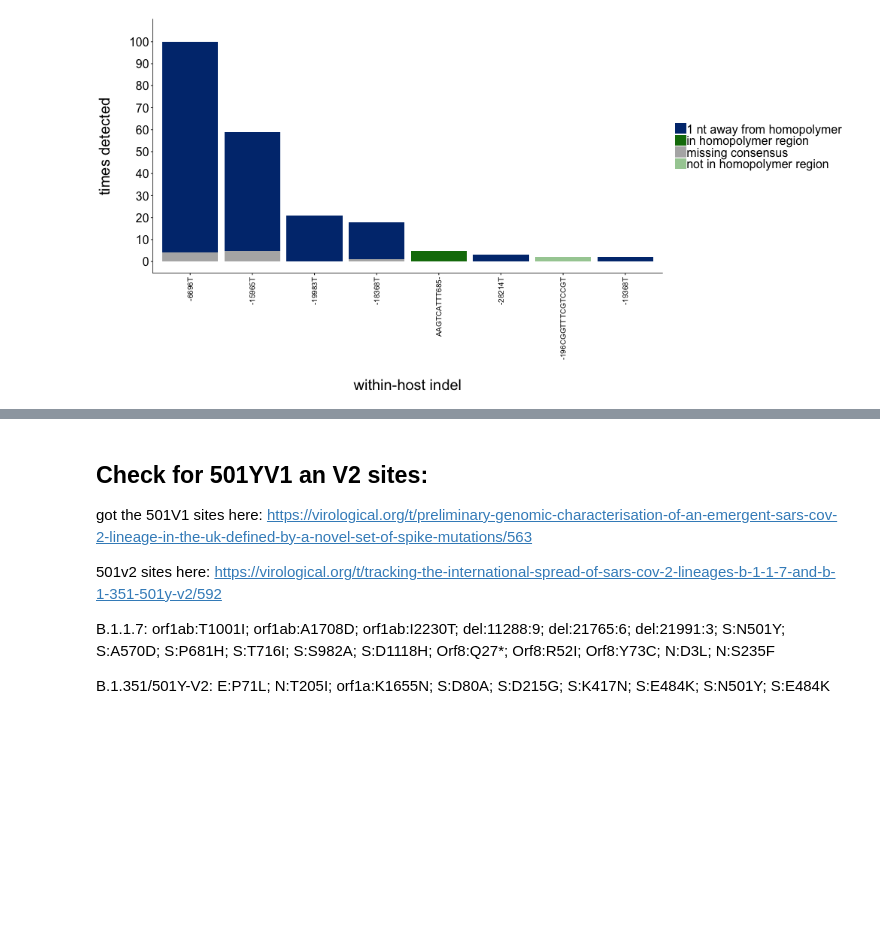
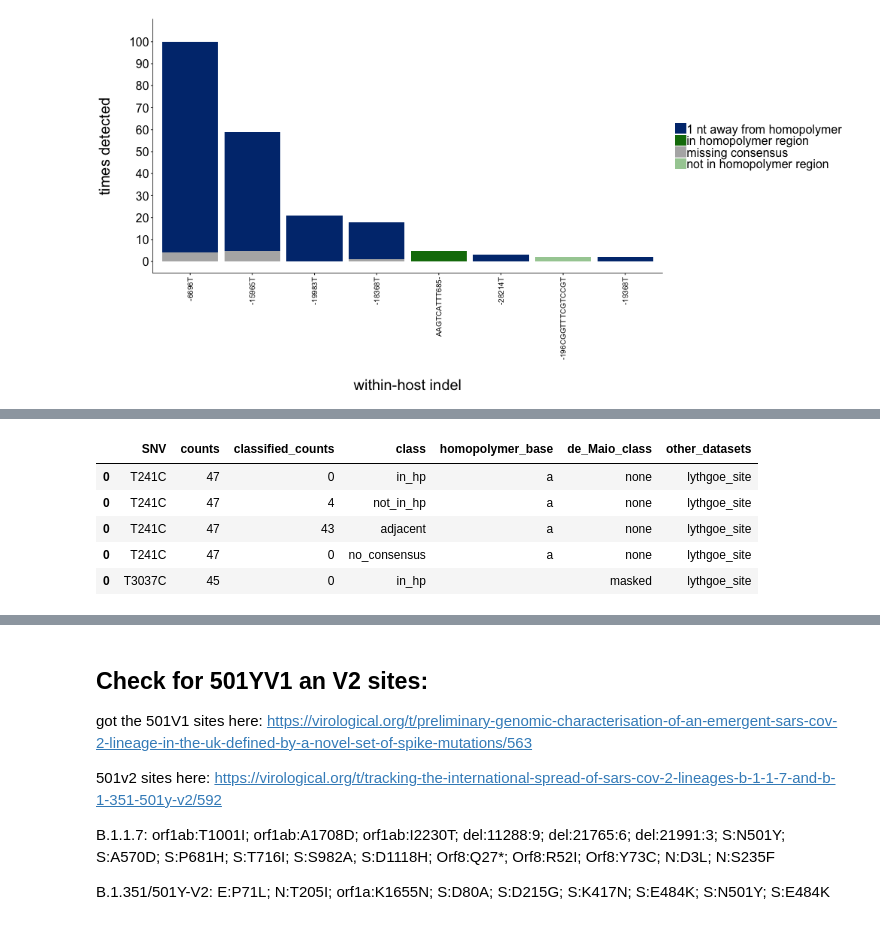
Before and after one commit to lmoncla/ncov-WI-within-host, a Jupyter notebook: scripts/shared-variants.ipynb, the cells around one changed output, grey strips where cells are left out. Saved outputs shown, nothing was run; the diff lists cells and outputs as text; code cells hidden in the pictures; blank space fills up the shorter version.

```diff
--- a/scripts/shared-variants.ipynb
+++ b/scripts/shared-variants.ipynb
@@ -549,0 +621,20 @@ p3
+# %%
+def return_classification(SNV, lythgoe_dict, scan_dict, valesano_dict):
+    # remove all nondigits
+    site = int(''.join(filter(str.isdigit, SNV)))
+
+    annotations = []
+
+    if site in lythgoe_dict:
+        annotations.append("lythgoe_site")
+    if site in scan_dict:
+        annotations.append("scan_site")
+    if site in valesano_dict:
+        annotations.append("valesano_site")
+
+    if len(annotations) == 0:
+        annotation = "none"
+    else:
+        annotation = "_".join(annotations)
+
+    return(annotation)
@@ -549,0 +676,13 @@ p3
+# %%
+# snvs_more_than_once['lythgoe_counts'] = snvs_more_than_once['SNV'].apply(return_lythgoe_counts, args=[lythgoe_dict])
+snvs_more_than_once['other_datasets'] = snvs_more_than_once['SNV'].apply(return_classification, args=[lythgoe_dict, scan_dict, valesano_dict])
+indels_more_than_once['other_datasets'] = indels_more_than_once['SNV'].apply(return_classification, args=[lythgoe_dict, scan_dict, valesano_dict])
+
+snvs_more_than_once.head()
+# %% [output]
+|  | SNV | counts | classified_counts | class | homopolymer_base | de_Maio_class | other_datasets |
+| 0 | T241C | 47 | 0 | in_hp | a | none | lythgoe_site |
+| 0 | T241C | 47 | 4 | not_in_hp | a | none | lythgoe_site |
+| 0 | T241C | 47 | 43 | adjacent | a | none | lythgoe_site |
+| 0 | T241C | 47 | 0 | no_consensus | a | none | lythgoe_site |
+| 0 | T3037C | 45 | 0 | in_hp |  | masked | lythgoe_site |
```
Also changed, not shown: parts of 46 cells of this notebook, 1 other file.
